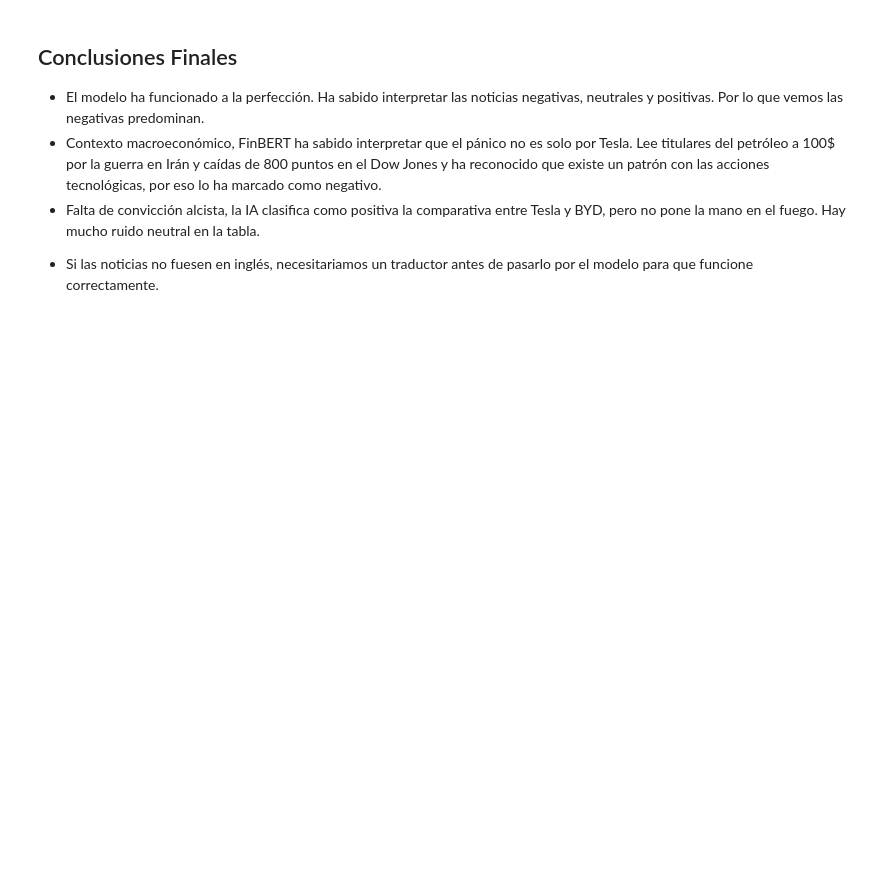
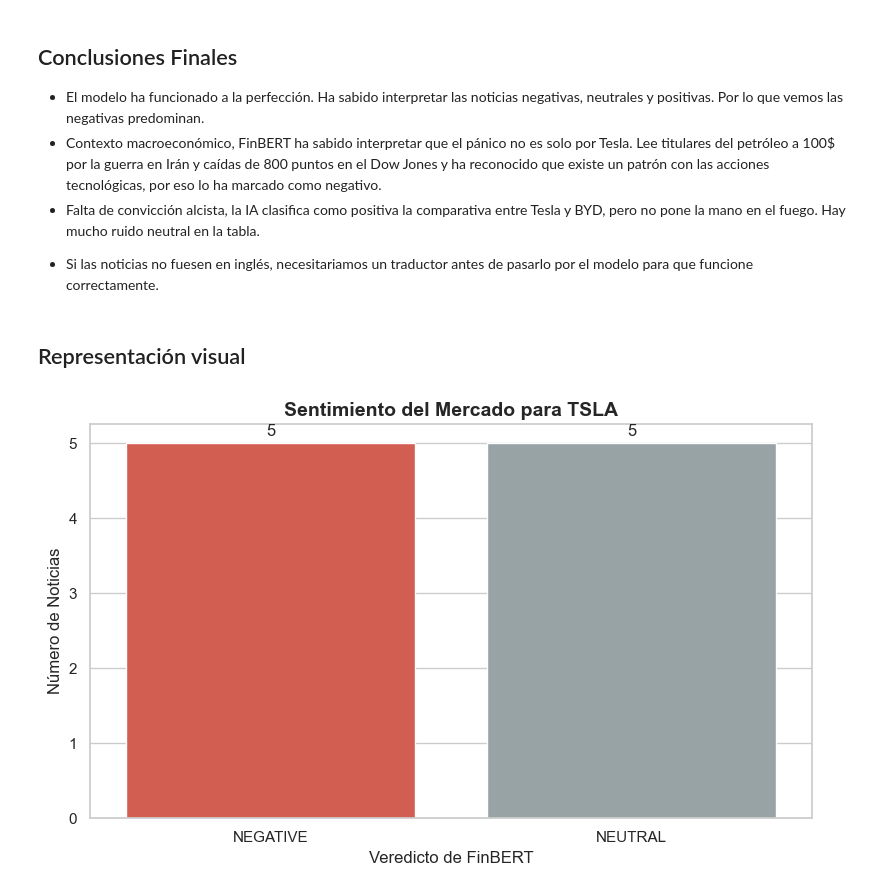
Before and after one commit to jorgegalanr/nlp-financial-sentiment, a Jupyter notebook: nlp_finanzas.ipynb, the cells around one changed output. Drawn from its saved outputs; the diff is of its cells as text; code cells hidden in the pictures; blank space fills up the shorter version.

```diff
--- a/nlp_finanzas.ipynb
+++ b/nlp_finanzas.ipynb
@@ -311,3 +311,50 @@ Pasando las noticias por el analista FinBERT...
 - Falta de convicción alcista, la IA clasifica como positiva la comparativa entre Tesla y BYD, pero no pone la mano en el fuego. Hay mucho ruido neutral en la tabla.
 
 + Si las noticias no fuesen en inglés, necesitariamos un traductor antes de pasarlo por el modelo para que funcione correctamente.
+# %% [markdown]
+## Representación visual
+# %%
+import matplotlib.pyplot as plt
+import seaborn as sns
+
+# Configuramos el estilo del gráfico
+sns.set_theme(style="whitegrid")
+plt.figure(figsize=(8, 5))
+
+# Definición de los colores para cada sentimiento
+colores = {
+    "POSITIVE": "#2ecc71",  # Verde
+    "NEGATIVE": "#e74c3c",  # Rojo
+    "NEUTRAL":  "#95a5a6"   # Gris
+}
+
+# Contamos las noticias de cada tipo
+conteo_sentimiento = df_noticias['Sentimiento'].value_counts()
+
+# Creamos el gráfico de barras
+ax = sns.barplot(
+    x=conteo_sentimiento.index,
+    y=conteo_sentimiento.values,
+    palette=colores,
+    hue=conteo_sentimiento.index,
+    legend=False
+)
+
+# Añadimos etiquetas
+plt.title(f"Sentimiento del Mercado para {ticker_empresa}", fontsize=14, fontweight='bold')
+plt.ylabel("Número de Noticias", fontsize=12)
+plt.xlabel("Veredicto de FinBERT", fontsize=12)
+
+# Añadimos el número exacto encima de cada barra
+for p in ax.patches:
+    ax.annotate(f'{int(p.get_height())}',
+                (p.get_x() + p.get_width() / 2., p.get_height()),
+                ha = 'center', va = 'center',
+                xytext = (0, 8),
+                textcoords = 'offset points')
+
+# Mostramos el resultado
+plt.tight_layout()
+plt.show()
+# %% [output]
+[figure, added]
```
Also changed, not shown: parts of 3 cells of this notebook, 1 other file.
